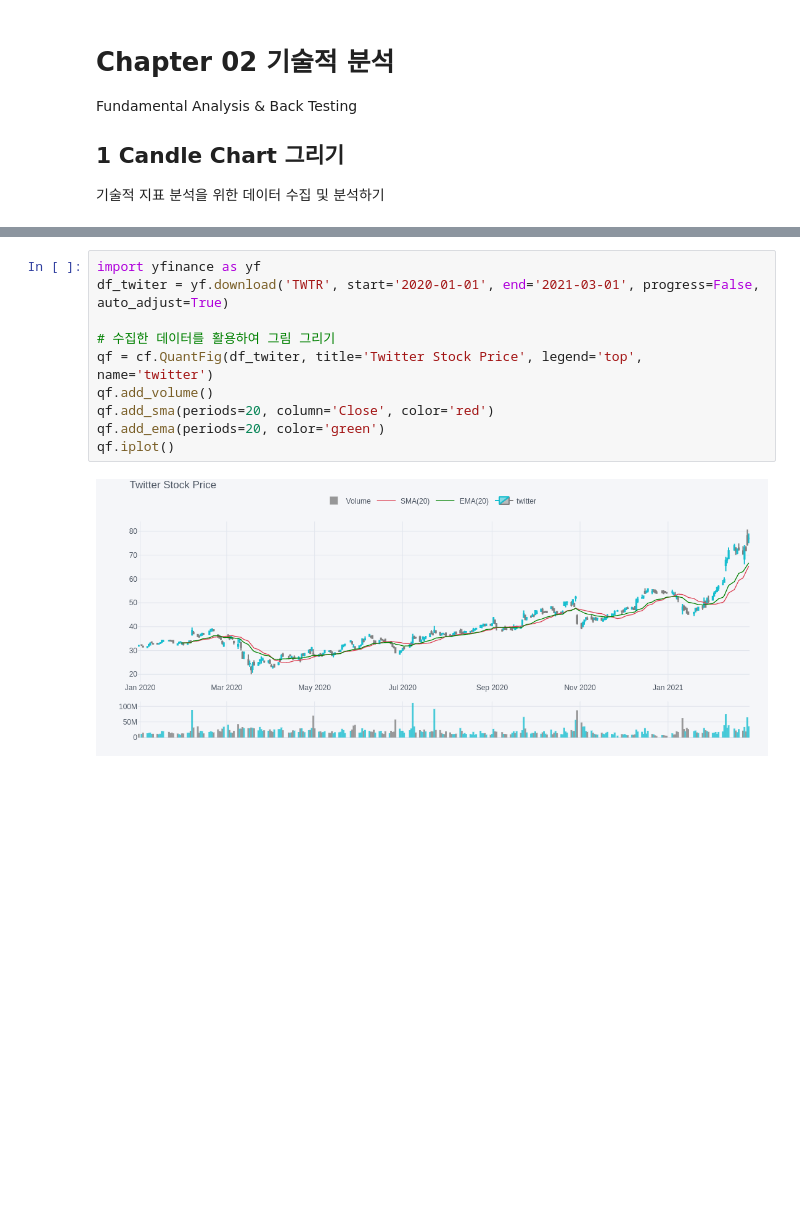
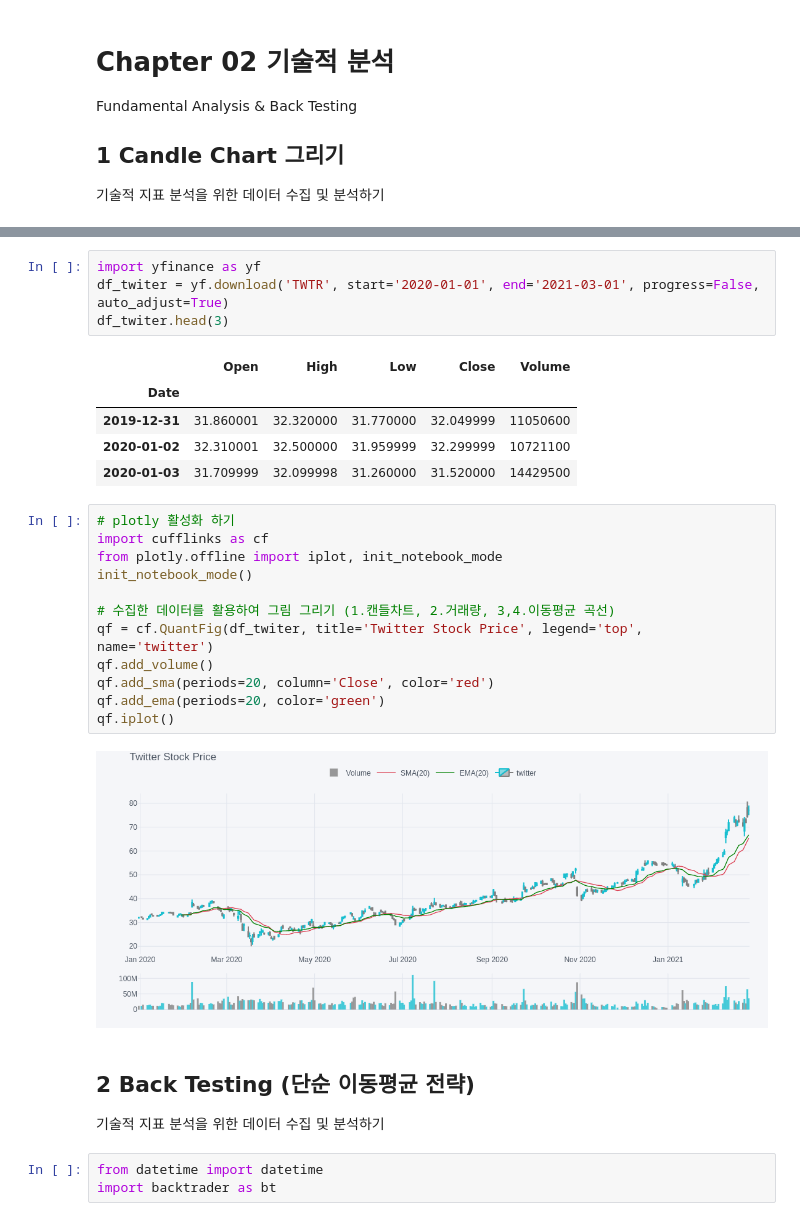
Before and after one commit to YongBeomKim/py-finance, a Jupyter notebook: 02-Fund.ipynb, the cells around one changed output, grey strips where cells are left out. Saved outputs shown, nothing was run; the diff lists cells and outputs as text; blank space fills up the shorter version.

```diff
--- a/02-Fund.ipynb
+++ b/02-Fund.ipynb
@@ -24,8 +17,20 @@ init_notebook_mode()
+# %%
+import yfinance as yf
+df_twiter = yf.download('TWTR', start='2020-01-01', end='2021-03-01', progress=False, auto_adjust=True)
+df_twiter.head(3)
+# %% [output]
+|  | Open | High | Low | Close | Volume |
+| Date |  |  |  |  |  |
+| 2019-12-31 | 31.860001 | 32.320000 | 31.770000 | 32.049999 | 11050600 |
+| 2020-01-02 | 32.310001 | 32.500000 | 31.959999 | 32.299999 | 10721100 |
+| 2020-01-03 | 31.709999 | 32.099998 | 31.260000 | 31.520000 | 14429500 |
 # %%
-import yfinance as yf
-df_twiter = yf.download('TWTR', start='2020-01-01', end='2021-03-01', progress=False, auto_adjust=True)
+# plotly 활성화 하기
+import cufflinks as cf
+from plotly.offline import iplot, init_notebook_mode
+init_notebook_mode()
 
-# 수집한 데이터를 활용하여 그림 그리기
+# 수집한 데이터를 활용하여 그림 그리기 (1.캔들차트, 2.거래량, 3,4.이동평균 곡선)
 qf = cf.QuantFig(df_twiter, title='Twitter Stock Price', legend='top', name='twitter')
 qf.add_volume()
 qf.add_sma(periods=20, column='Close', color='red')
@@ -33,3 +38,9 @@ qf.add_ema(periods=20, color='green')
 qf.iplot()
 # %% [output]
 [figure]
+# %% [markdown]
+## **2 Back Testing (단순 이동평균 전략)**
+기술적 지표 분석을 위한 데이터 수집 및 분석하기
+# %%
+from datetime import datetime
+import backtrader as bt
```
Also changed, not shown: parts of 3 cells of this notebook, 2 other files.
